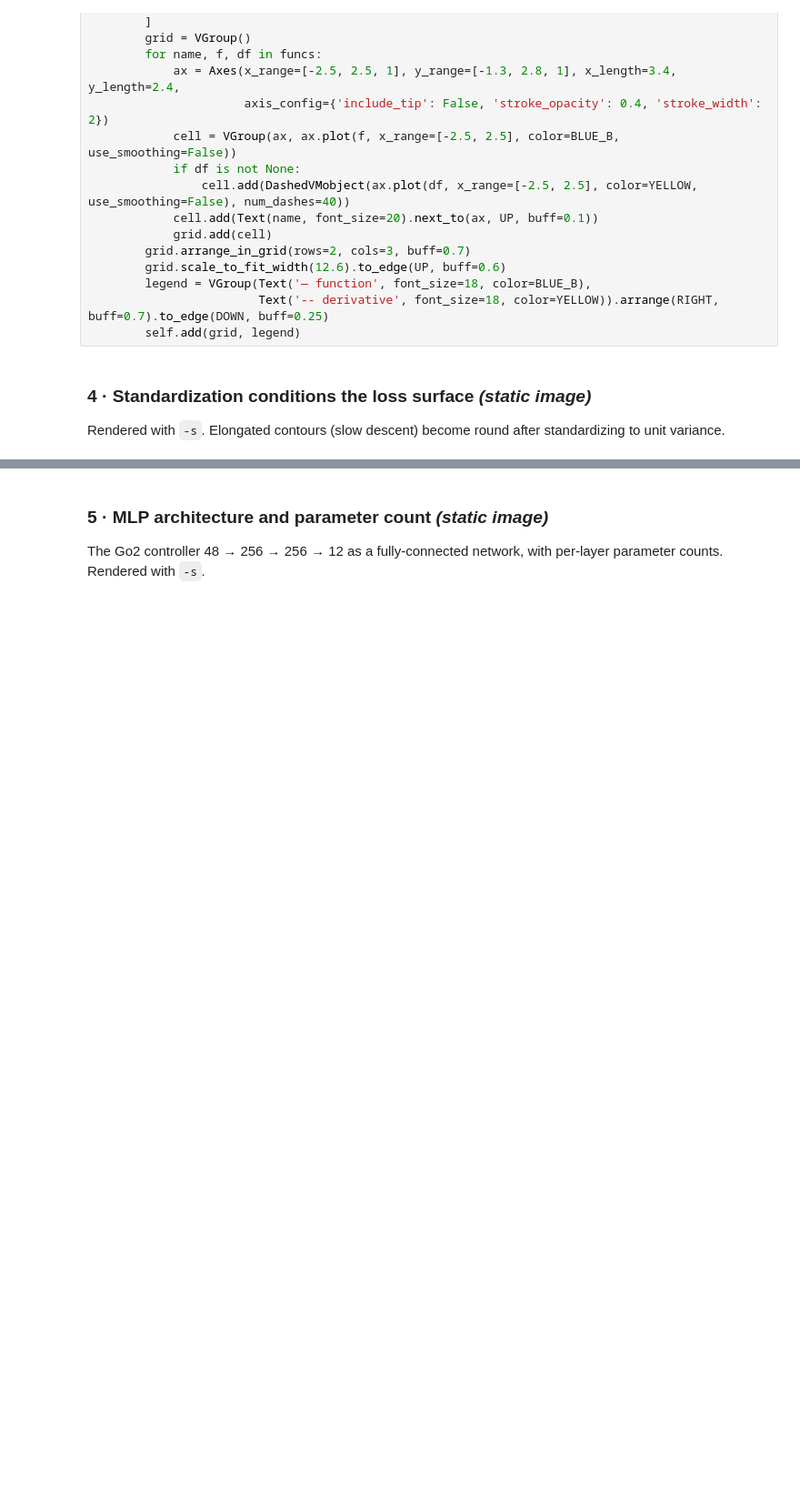
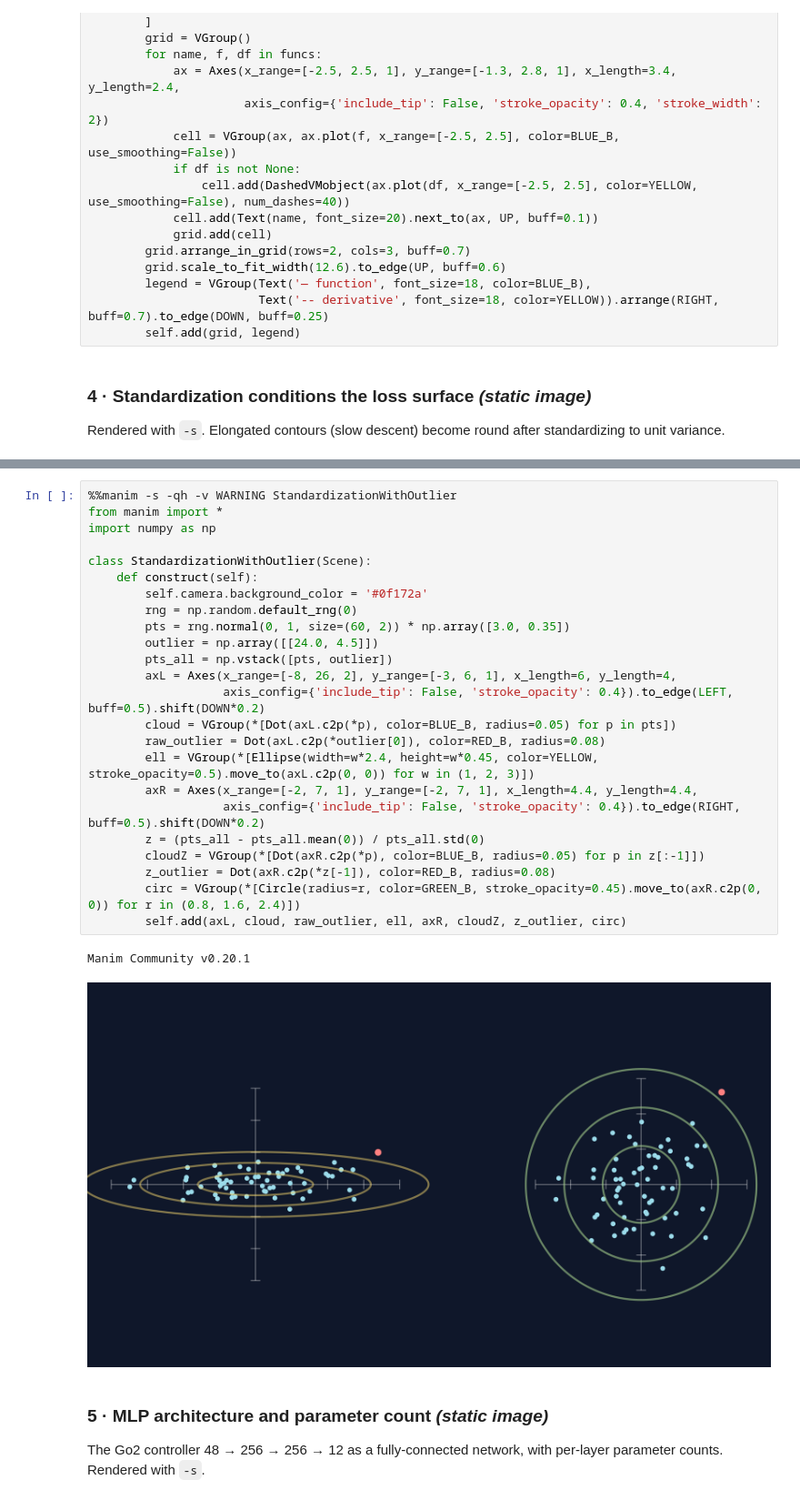
Before and after one commit to DEschweiler/EmbodiedAI_MathToMotion, a Jupyter notebook: manim_studio.ipynb, the cells around one changed output, grey strips where cells are left out. Shown at 91% size. Saved outputs shown, nothing was run; the diff lists cells and outputs as text; blank space fills up the shorter version.

```diff
--- a/manim_studio.ipynb
+++ b/manim_studio.ipynb
@@ -167,3 +167,30 @@ class Standardization(Scene):
+# %%
+%%manim -s -qh -v WARNING StandardizationWithOutlier
+from manim import *
+import numpy as np
+
+class StandardizationWithOutlier(Scene):
+    def construct(self):
+        self.camera.background_color = '#0f172a'
+        rng = np.random.default_rng(0)
+        pts = rng.normal(0, 1, size=(60, 2)) * np.array([3.0, 0.35])
+        outlier = np.array([[24.0, 4.5]])
+        pts_all = np.vstack([pts, outlier])
+        axL = Axes(x_range=[-8, 26, 2], y_range=[-3, 6, 1], x_length=6, y_length=4,
+                   axis_config={'include_tip': False, 'stroke_opacity': 0.4}).to_edge(LEFT, buff=0.5).shift(DOWN*0.2)
+        cloud = VGroup(*[Dot(axL.c2p(*p), color=BLUE_B, radius=0.05) for p in pts])
+        raw_outlier = Dot(axL.c2p(*outlier[0]), color=RED_B, radius=0.08)
+        ell = VGroup(*[Ellipse(width=w*2.4, height=w*0.45, color=YELLOW, stroke_opacity=0.5).move_to(axL.c2p(0, 0)) for w in (1, 2, 3)])
+        axR = Axes(x_range=[-2, 7, 1], y_range=[-2, 7, 1], x_length=4.4, y_length=4.4,
+                   axis_config={'include_tip': False, 'stroke_opacity': 0.4}).to_edge(RIGHT, buff=0.5).shift(DOWN*0.2)
+        z = (pts_all - pts_all.mean(0)) / pts_all.std(0)
+        cloudZ = VGroup(*[Dot(axR.c2p(*p), color=BLUE_B, radius=0.05) for p in z[:-1]])
+        z_outlier = Dot(axR.c2p(*z[-1]), color=RED_B, radius=0.08)
+        circ = VGroup(*[Circle(radius=r, color=GREEN_B, stroke_opacity=0.45).move_to(axR.c2p(0, 0)) for r in (0.8, 1.6, 2.4)])
+        self.add(axL, cloud, raw_outlier, ell, axR, cloudZ, z_outlier, circ)
+# %% [output]
+Manim Community v0.20.1
+[figure, added]
 # %% [markdown]
 ### 5 · MLP architecture and parameter count  *(static image)*
 The Go2 controller 48 → 256 → 256 → 12 as a fully-connected network, with per-layer parameter counts. Rendered with `-s`.
```
Also changed, not shown: parts of 3 cells of this notebook, 1 other file.
